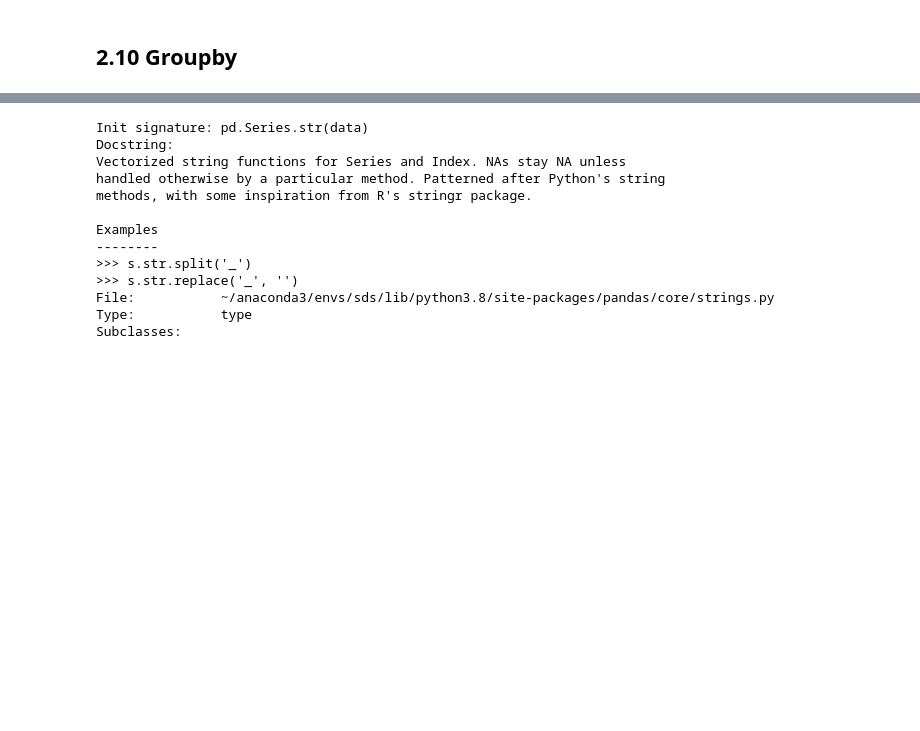
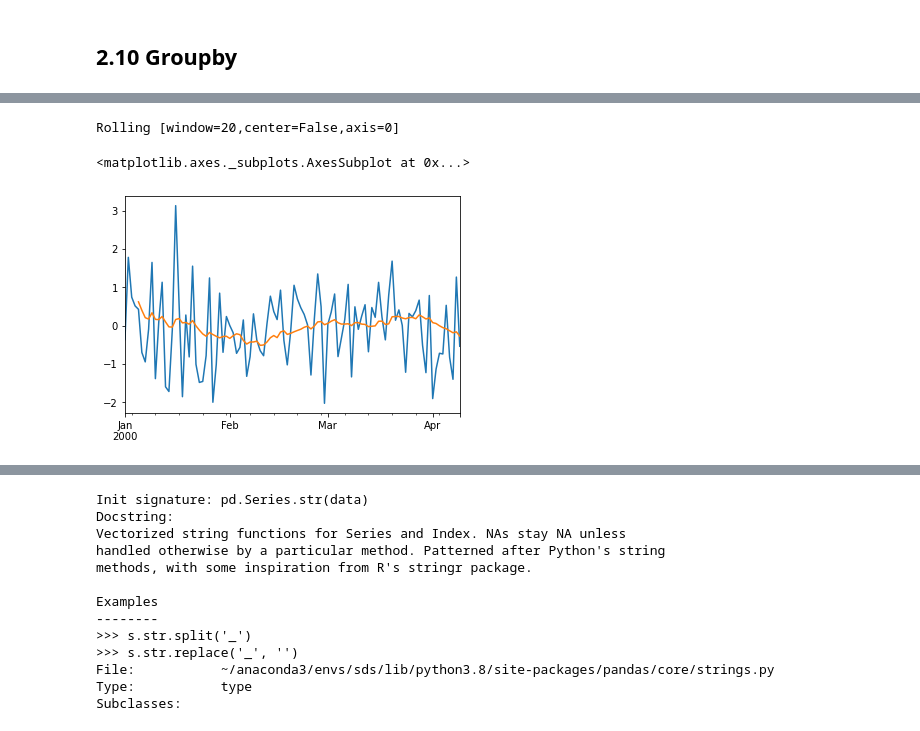
Before and after one commit to boyuan-li/BL-data-processing, a Jupyter notebook: Numpy and pandas.ipynb, the cells around one changed output, grey strips where cells are left out. Drawn from its saved outputs; the diff is of its cells as text; code cells hidden in the pictures; blank space fills up the shorter version.

```diff
--- a/Numpy and pandas.ipynb
+++ b/Numpy and pandas.ipynb
@@ -2229,0 +3268,8 @@ pd.melt(df, id_vars = ['key']).pivot(index = 'key', columns = 'variable', values
+# %%
+df = pd.DataFrame({'A':np.random.normal(size = 100),
+                   'B':np.random.normal(size = 100),
+                   'C':np.random.normal(size = 100)},
+                  index = pd.date_range(start = '2000-01-01',
+                                        periods = 100,
+                                        freq = 'D'))
+df
@@ -2229,0 +3290,10 @@ pd.melt(df, id_vars = ['key']).pivot(index = 'key', columns = 'variable', values
+# %%
+df.rolling(window = 20)
+# %% [output]
+Rolling [window=20,center=False,axis=0]
+# %%
+df['A'].plot()
+df['A'].rolling(window = 20, min_periods = 5).mean().plot()
+# %% [output]
+<matplotlib.axes._subplots.AxesSubplot at 0x...>
+[figure, added]
```
Also changed, not shown: parts of 140 cells of this notebook.
